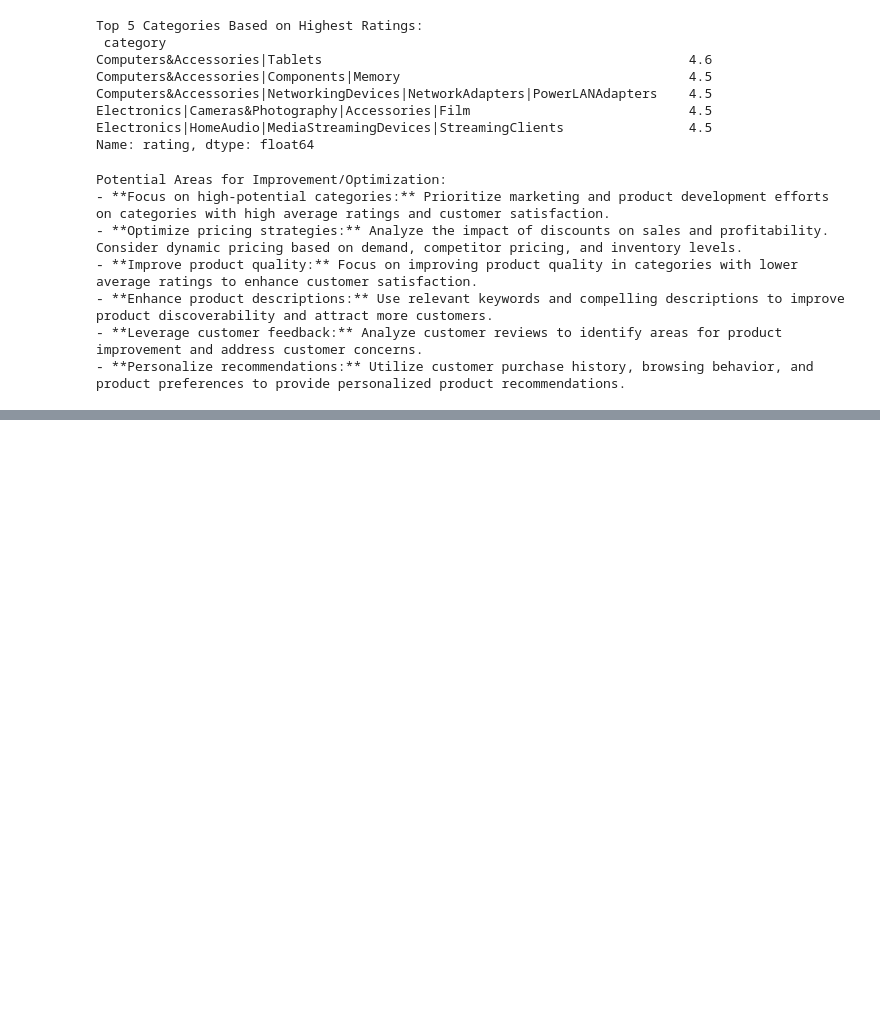
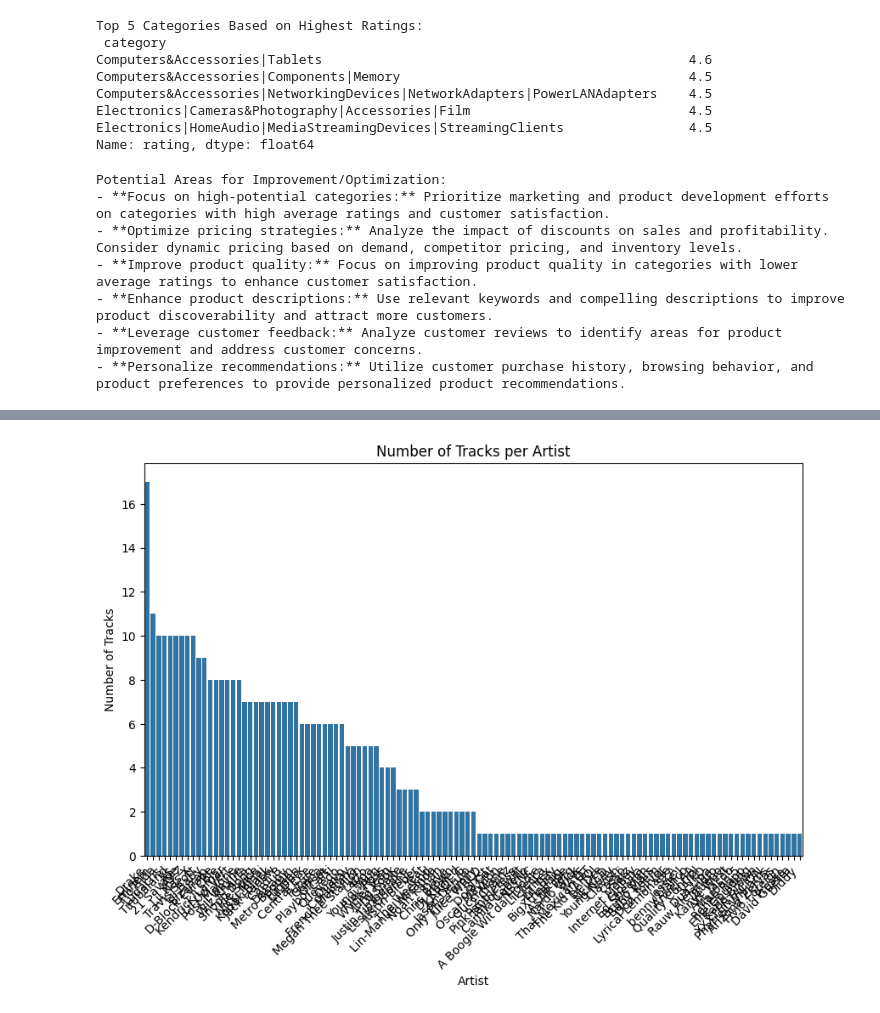
Before and after one commit to Manishkancharla/Machine_Learning, a Jupyter notebook: EDA_Assignment.ipynb, the cells around one changed output, grey strips where cells are left out. Drawn from its saved outputs; the diff is of its cells as text; code cells hidden in the pictures; blank space fills up the shorter version.

```diff
--- a/EDA_Assignment.ipynb
+++ b/EDA_Assignment.ipynb
@@ -599,0 +667,11 @@ Potential Areas for Improvement/Optimization:
+# %%
+# Artist with the highest number of tracks
+plt.figure(figsize=(10, 6))
+sns.countplot(x='Artist', data=df, order=df['Artist'].value_counts().index)
+plt.title('Number of Tracks per Artist')
+plt.xlabel('Artist')
+plt.ylabel('Number of Tracks')
+plt.xticks(rotation=45, ha='right')
+plt.show()
+# %% [output]
+[figure, added]
```
Also changed, not shown: parts of 8 cells of this notebook.
